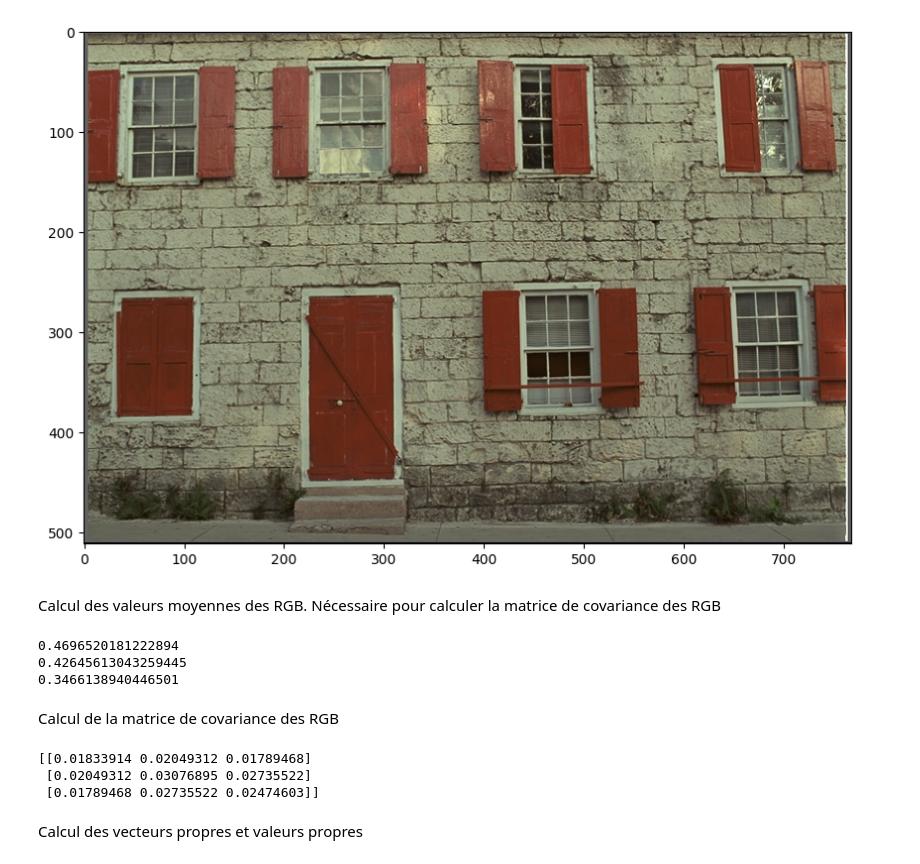
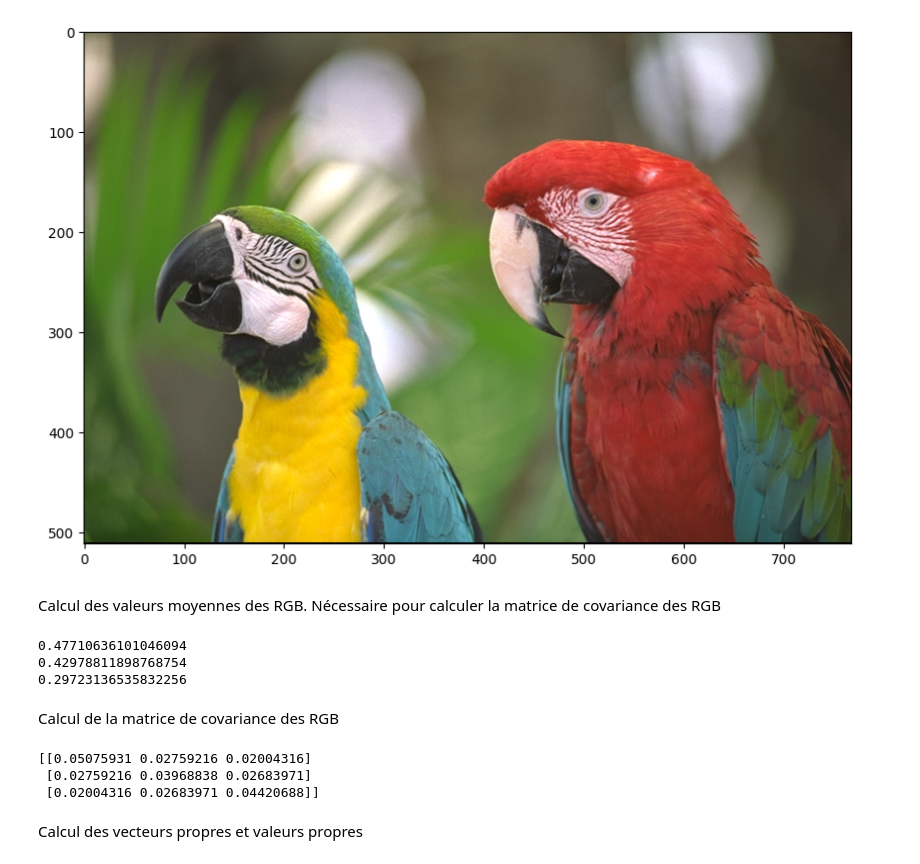
Before and after one commit to Za4khnissi/INF8770, a Jupyter notebook: TP2/transformeKL_RGB.ipynb, the cells around one changed output. Saved outputs shown, nothing was run; the diff lists cells and outputs as text; code cells hidden in the pictures.

```diff
--- a/TP2/transformeKL_RGB.ipynb
+++ b/TP2/transformeKL_RGB.ipynb
@@ -5,11 +6,11 @@ from numpy import linalg as LA
 # %%
 fig1 = py.figure(figsize = (10,10))
-imagelue = py.imread('./images/kodim01.png')
+imagelue = py.imread('./images/kodim23.png')
 image=imagelue.astype('double')
 py.imshow(imagelue)
 py.show()
 # %% [output]
-[figure, old version]
+[figure, new version]
 # %% [markdown]
 Calcul des valeurs moyennes des RGB. Nécessaire pour calculer la matrice de covariance des RGB
 # %%
@@ -31,9 +32,9 @@ print(MoyR)
 print(MoyG)
 print(MoyB)
 # %% [output]
-0.4696520181222894
-0.42645613043259445
-0.3466138940446501
+0.47710636101046094
+0.42978811898768754
+0.29723136535832256
 # %% [markdown]
 Calcul de la matrice de covariance des RGB
 # %%
@@ -47,9 +48,9 @@ for i in range(len(image)):
 covRGB = covRGB / nbPixels
 print(covRGB)
 # %% [output]
-[[0.01833914 0.02049312 0.01789468]
- [0.02049312 0.03076895 0.02735522]
- [0.01789468 0.02735522 0.02474603]]
+[[0.05075931 0.02759216 0.02004316]
+ [0.02759216 0.03968838 0.02683971]
+ [0.02004316 0.02683971 0.04420688]]
 # %% [markdown]
 Calcul des vecteurs propres et valeurs propres
 # %%
```
Also changed, not shown: parts of 12 cells of this notebook.
